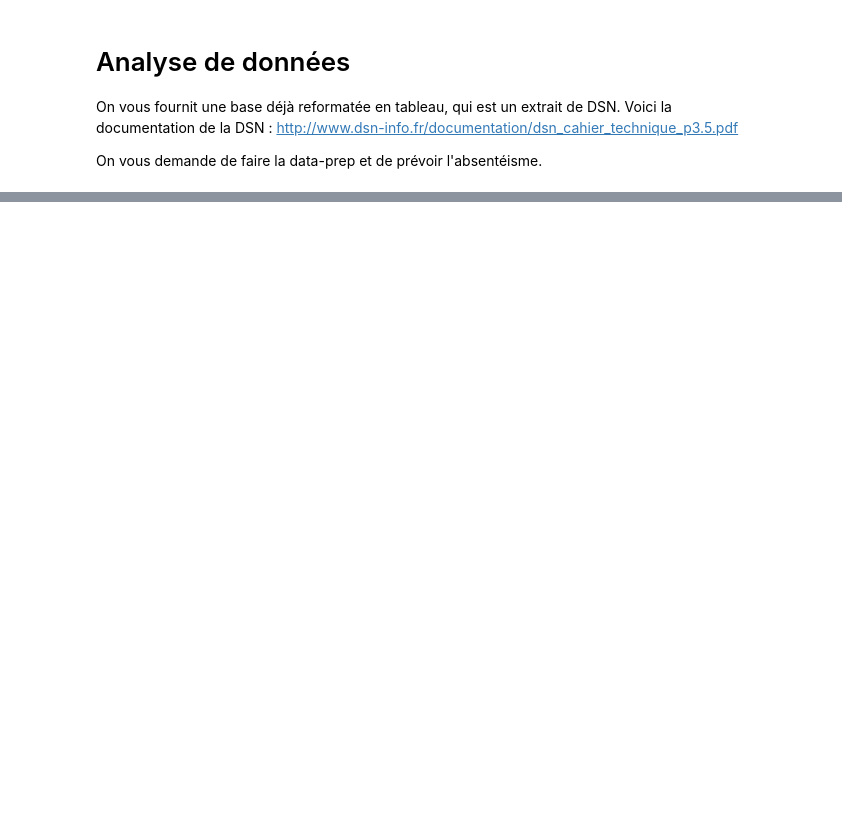
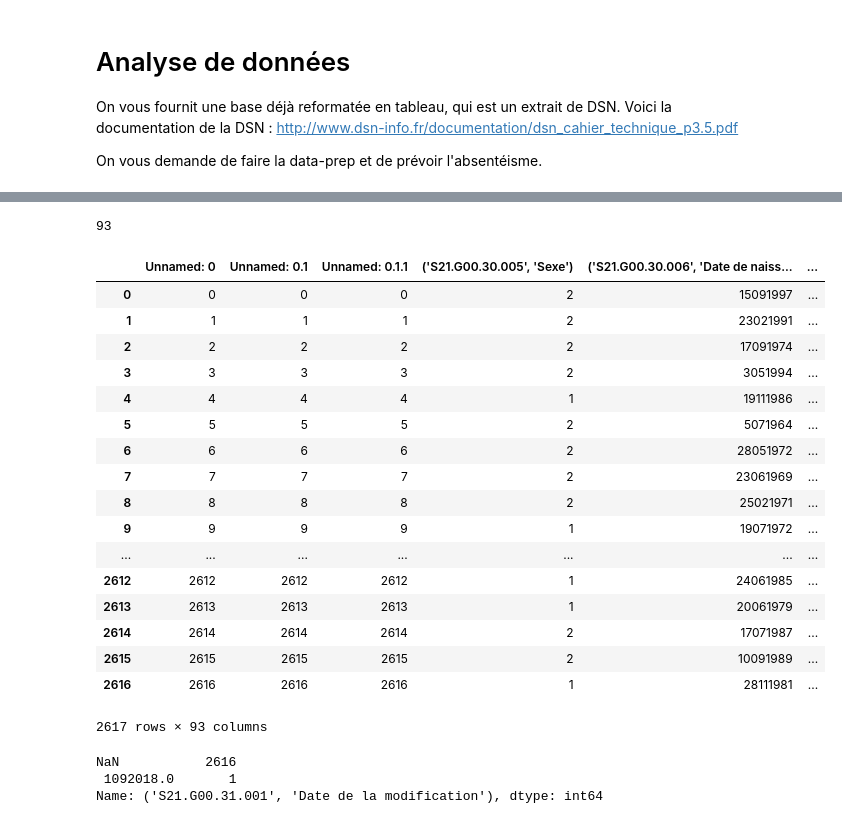
Before and after one commit to romainjouin/formation_python, a Jupyter notebook: analyse_de_dsn.ipynb, the cells around one changed output, grey strips where cells are left out. Cells and saved outputs as stored; diff of their text form; code cells hidden in the pictures; blank space fills up the shorter version.

```diff
--- a/analyse_de_dsn.ipynb
+++ b/analyse_de_dsn.ipynb
@@ -26,0 +27,25 @@ To https://github.com/romainjouin/formation_python
+# %%
+len(df.columns)
+# %% [output]
+93
+# %%
+df
+# %% [output]
+|  | Unnamed: 0 | Unnamed: 0.1 | Unnamed: 0.1.1 | ('S21.G00.30.005', 'Sexe') | ('S21.G00.30.006', 'Date de naiss... | ... |
+| 0 | 0 | 0 | 0 | 2 | 15091997 | ... |
+| 1 | 1 | 1 | 1 | 2 | 23021991 | ... |
+| 2 | 2 | 2 | 2 | 2 | 17091974 | ... |
+| 3 | 3 | 3 | 3 | 2 | 3051994 | ... |
+| 4 | 4 | 4 | 4 | 1 | 19111986 | ... |
+| 5 | 5 | 5 | 5 | 2 | 5071964 | ... |
+| 6 | 6 | 6 | 6 | 2 | 28051972 | ... |
+| 7 | 7 | 7 | 7 | 2 | 23061969 | ... |
+| 8 | 8 | 8 | 8 | 2 | 25021971 | ... |
+| 9 | 9 | 9 | 9 | 1 | 19071972 | ... |
+| ... | ... | ... | ... | ... | ... | ... |
+| 2612 | 2612 | 2612 | 2612 | 1 | 24061985 | ... |
+| 2613 | 2613 | 2613 | 2613 | 1 | 20061979 | ... |
+| 2614 | 2614 | 2614 | 2614 | 2 | 17071987 | ... |
+| 2615 | 2615 | 2615 | 2615 | 2 | 10091989 | ... |
+| 2616 | 2616 | 2616 | 2616 | 1 | 28111981 | ... |
+2617 rows × 93 columns
@@ -26,0 +58,6 @@ To https://github.com/romainjouin/formation_python
+# %%
+df["('S21.G00.31.001', 'Date de la modification')"].value_counts(dropna=False)
+# %% [output]
+NaN           2616
+ 1092018.0       1
+Name: ('S21.G00.31.001', 'Date de la modification'), dtype: int64
```
Also changed, not shown: parts of 3 cells of this notebook.
